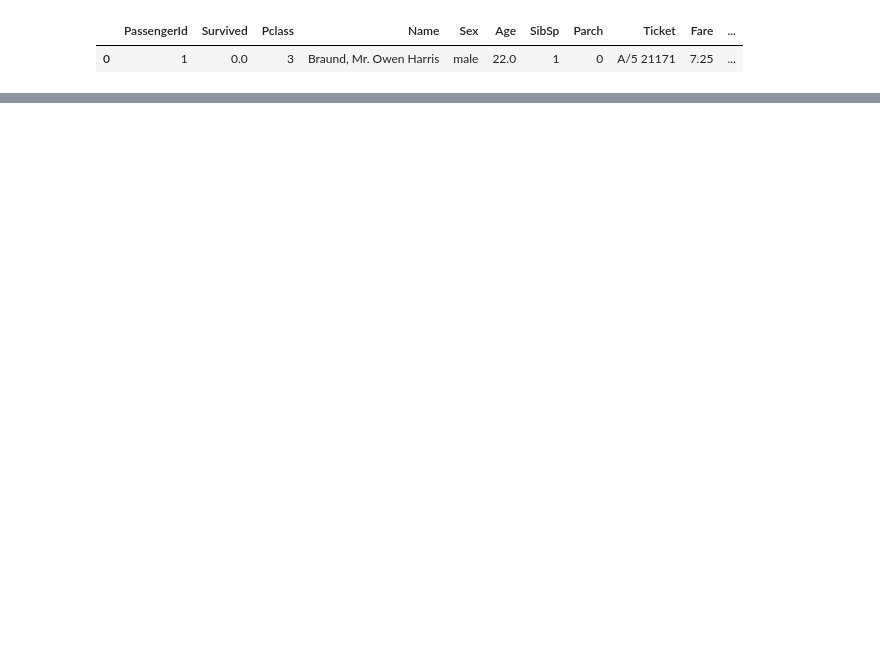
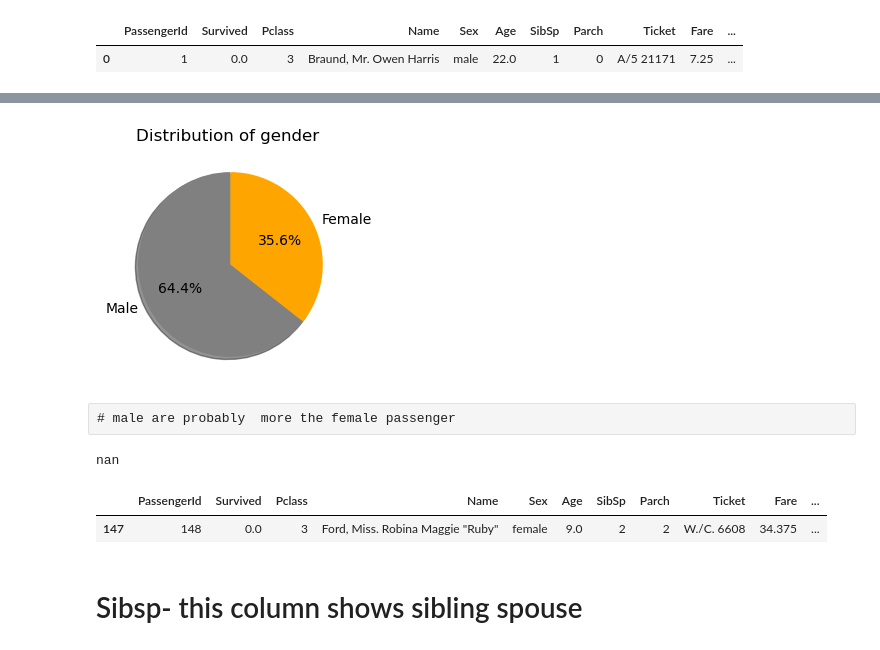
Before and after one commit to anjalijoshi2003/Titanic_EDA, a Jupyter notebook: titanicData analysis .ipynb, the cells around one changed output, grey strips where cells are left out. Saved outputs shown, nothing was run; the diff lists cells and outputs as text; code cells hidden in the pictures; blank space fills up the shorter version.

```diff
--- a/titanicData analysis .ipynb
+++ b/titanicData analysis .ipynb
@@ -722,0 +686,22 @@ Sibsp- this column shows sibling spouse
+# %%
+plt.figure(figsize=(3, 3))
+plt.pie(
+    c["Sex"].value_counts(),               # <-- Counts (Numbers)
+    labels = ['Male','Female'],
+    autopct='%1.1f%%',
+    startangle=90,
+    colors={'grey','orange'},
+    shadow=True
+#     wedgeprops={'edgecolor': 'black'}
+)
+plt.title('Distribution of gender ')
+
+plt.show()
+# %% [output]
+[figure, added]
+# %% [raw]
+# male are probably  more the female passenger
+# %%
+c["Sex"].value_counts().skew()
+# %% [output]
+nan
@@ -722,0 +721,8 @@ Sibsp- this column shows sibling spouse
+# %%
+c.sample()
+# %% [output]
+|  | PassengerId | Survived | Pclass | Name | Sex | Age | SibSp | Parch | Ticket | Fare | ... |
+| 147 | 148 | 0.0 | 3 | Ford, Miss. Robina Maggie "Ruby" | female | 9.0 | 2 | 2 | W./C. 6608 | 34.375 | ... |
+# %% [markdown]
+
+# Sibsp- this column shows sibling spouse
```
Also changed, not shown: parts of 90 cells of this notebook.
